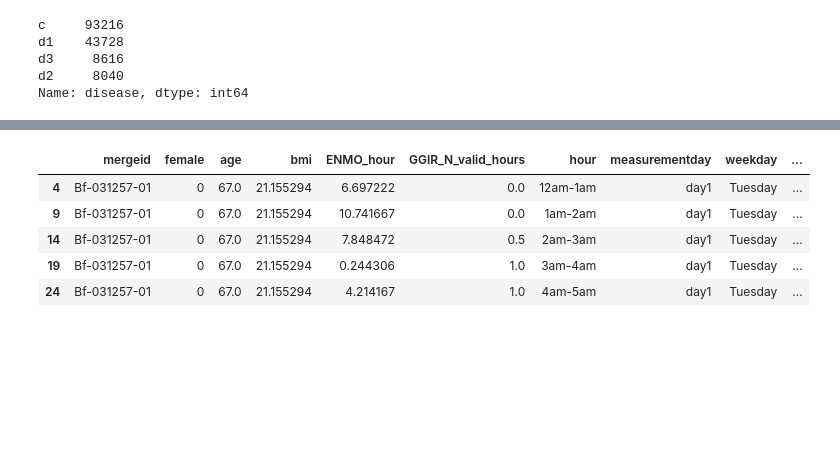
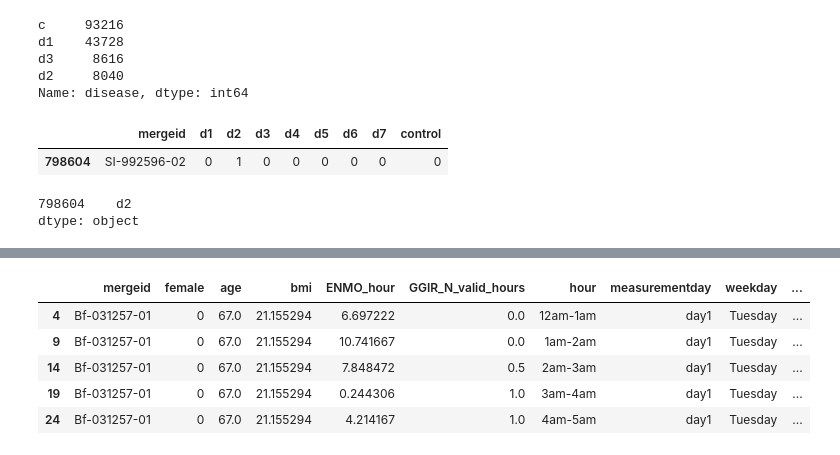
Before and after one commit to mjoeli/csb_project, a Jupyter notebook: ENMO_stat.ipynb, the cells around one changed output, grey strips where cells are left out. Saved outputs shown, nothing was run; the diff lists cells and outputs as text; code cells hidden in the pictures; blank space fills up the shorter version.

```diff
--- a/ENMO_stat.ipynb
+++ b/ENMO_stat.ipynb
@@ -129,3 +133,14 @@ d1    43728
 d3     8616
 d2     8040
 Name: disease, dtype: int64
+# %%
+# nachdem wir die definition von d1 bis control schon gemacht haben und diese eindeutig sind, schauen wir uns jetzt einfach an, welche der 7 spalten den größten wert (!=0) haben.
+display(df.loc[df["mergeid"] == "SI-992596-02"].iloc[:1][['mergeid', 'd1', 'd2', 'd3', 'd4', 'd5', 'd6', 'd7', 'control',]])
+# für die mergeid SI-992596-02 sollte der wert also d2 sein (hier nur die erste Zeile des ganzen ausgegeben)
+# mit der idxmax() funktion können wir genau das tun
+df.loc[df["mergeid"] == "SI-992596-02"].iloc[:1][['d1', 'd2', 'd3', 'd4', 'd5', 'd6', 'd7', 'control',]].apply(lambda x: x.idxmax(), axis=1)
+# %% [output]
+|  | mergeid | d1 | d2 | d3 | d4 | d5 | d6 | d7 | control |
+| 798604 | SI-992596-02 | 0 | 1 | 0 | 0 | 0 | 0 | 0 | 0 |
+798604    d2
+dtype: object
```
Also changed, not shown: parts of 13 cells of this notebook.
